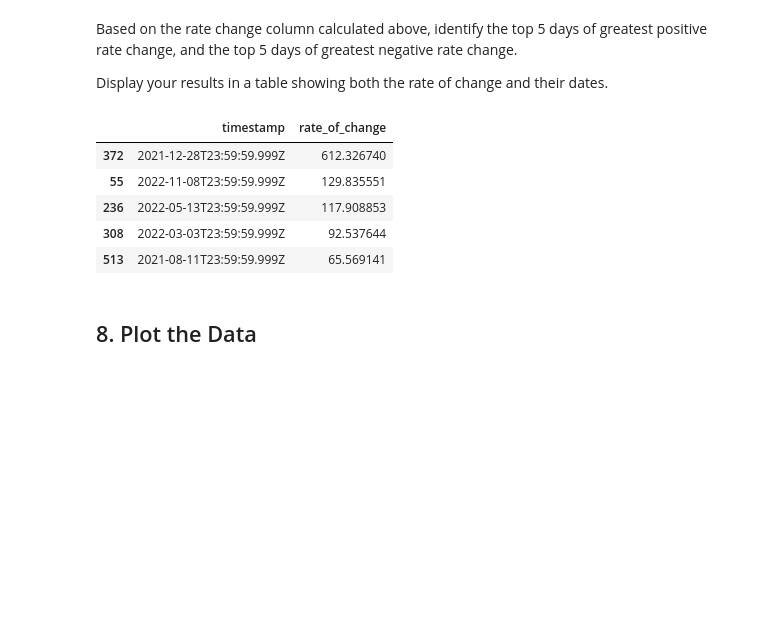
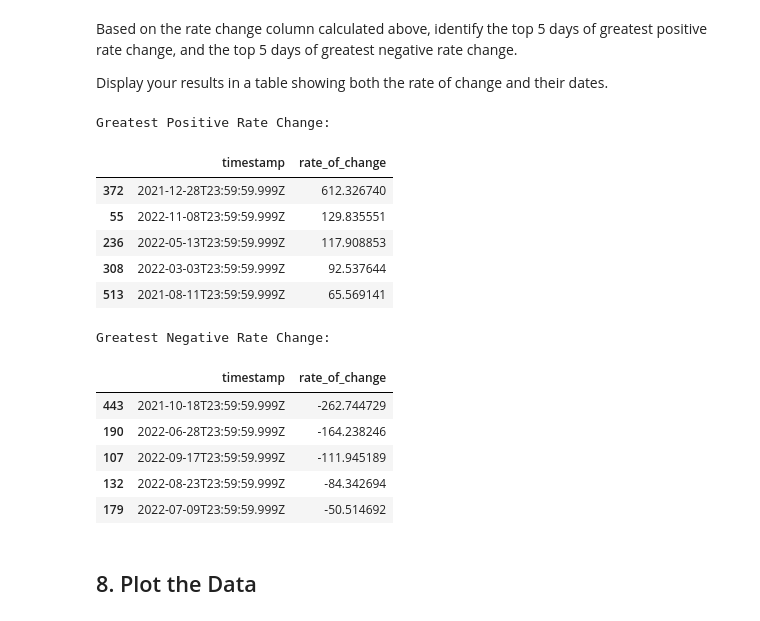
Before and after one commit to paigemb4/DS1002, a Jupyter notebook: Assignments/Lab_FTX.ipynb, the cells around one changed output. Drawn from its saved outputs; the diff is of its cells as text; code cells hidden in the pictures; blank space fills up the shorter version.

```diff
--- a/Assignments/Lab_FTX.ipynb
+++ b/Assignments/Lab_FTX.ipynb
@@ -188,14 +188,29 @@ Display your results in a table showing both the rate of change and their dates.
 # %%
 df3 = df.sort_values('rate_of_change', ascending=False)
 df3 = df3.drop(['open', 'high','low','close','volume','close_change'], axis=1)
+print("Greatest Positive Rate Change:")
 df3.head(5)
 # %% [output]
+Greatest Positive Rate Change:
 |  | timestamp | rate_of_change |
 | 372 | 2021-12-28T23:59:59.999Z | 612.326740 |
 | 55 | 2022-11-08T23:59:59.999Z | 129.835551 |
 | 236 | 2022-05-13T23:59:59.999Z | 117.908853 |
 | 308 | 2022-03-03T23:59:59.999Z | 92.537644 |
 | 513 | 2021-08-11T23:59:59.999Z | 65.569141 |
+# %%
+df3 = df.sort_values('rate_of_change', ascending=True)
+df3 = df3.drop(['open', 'high','low','close','volume','close_change'], axis=1)
+print("Greatest Negative Rate Change:")
+df3.head(5)
+# %% [output]
+Greatest Negative Rate Change:
+|  | timestamp | rate_of_change |
+| 443 | 2021-10-18T23:59:59.999Z | -262.744729 |
+| 190 | 2022-06-28T23:59:59.999Z | -164.238246 |
+| 107 | 2022-09-17T23:59:59.999Z | -111.945189 |
+| 132 | 2022-08-23T23:59:59.999Z | -84.342694 |
+| 179 | 2022-07-09T23:59:59.999Z | -50.514692 |
 # %% [markdown]
 ## 8. Plot the Data
 # %% [markdown]
```
